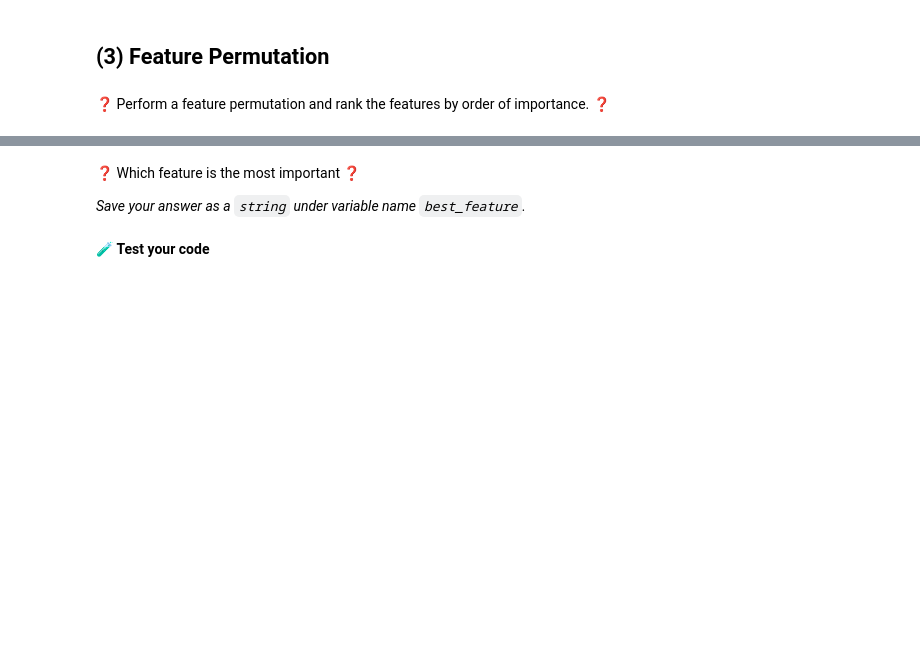
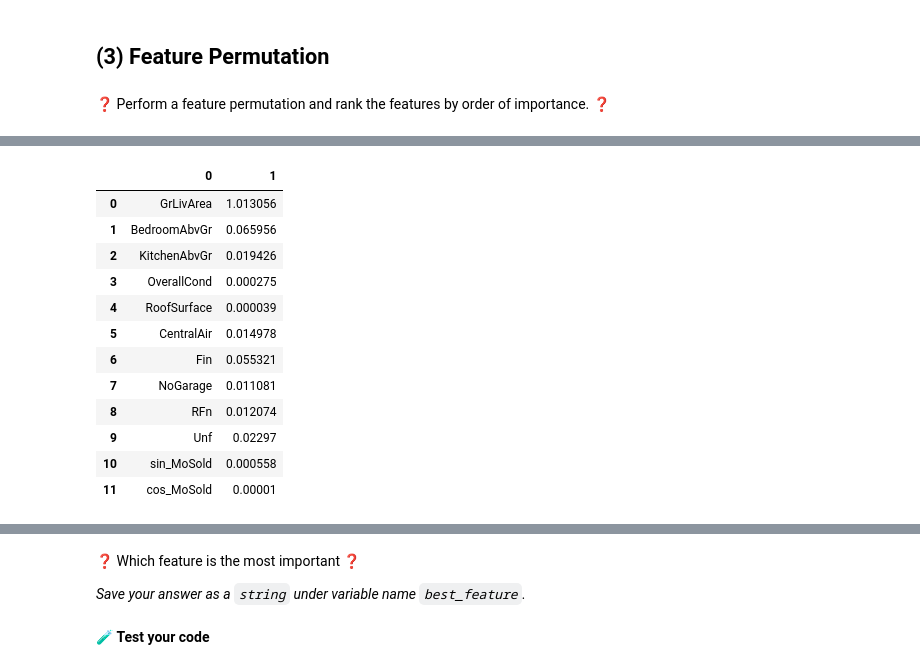
Before and after one commit to ParissaPeimaniyfard/data-feature-selection, a Jupyter notebook: Feature-Selection.ipynb, the cells around one changed output, grey strips where cells are left out. Saved outputs shown, nothing was run; the diff lists cells and outputs as text; code cells hidden in the pictures; blank space fills up the shorter version.

Commit message:
Completed feature_permutation step

```diff
--- a/Feature-Selection.ipynb
+++ b/Feature-Selection.ipynb
@@ -185,0 +186,4 @@ git push origin master
+# %%
+lin_reg_model= LinearRegression().fit(X,y)
+permutation_score= permutation_importance(lin_reg_model, X, y, n_repeats=10)
+permutation_score
@@ -185,0 +208,17 @@ git push origin master
+# %%
+importance_df= pd.DataFrame(np.column_stack((X.columns, permutation_score.importances_mean)))
+importance_df
+# %% [output]
+|  | 0 | 1 |
+| 0 | GrLivArea | 1.013056 |
+| 1 | BedroomAbvGr | 0.065956 |
+| 2 | KitchenAbvGr | 0.019426 |
+| 3 | OverallCond | 0.000275 |
+| 4 | RoofSurface | 0.000039 |
+| 5 | CentralAir | 0.014978 |
+| 6 | Fin | 0.055321 |
+| 7 | NoGarage | 0.011081 |
+| 8 | RFn | 0.012074 |
+| 9 | Unf | 0.02297 |
+| 10 | sin_MoSold | 0.000558 |
+| 11 | cos_MoSold | 0.00001 |
```
Also changed, not shown: parts of 4 cells of this notebook, 1 other file.
